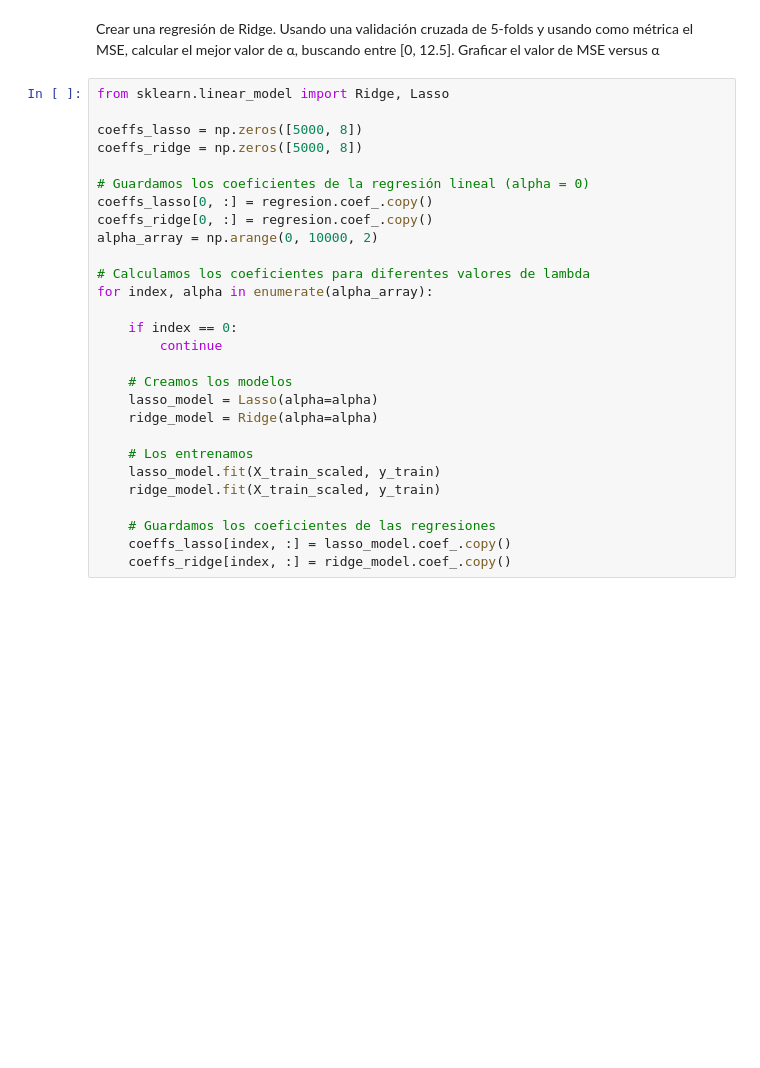
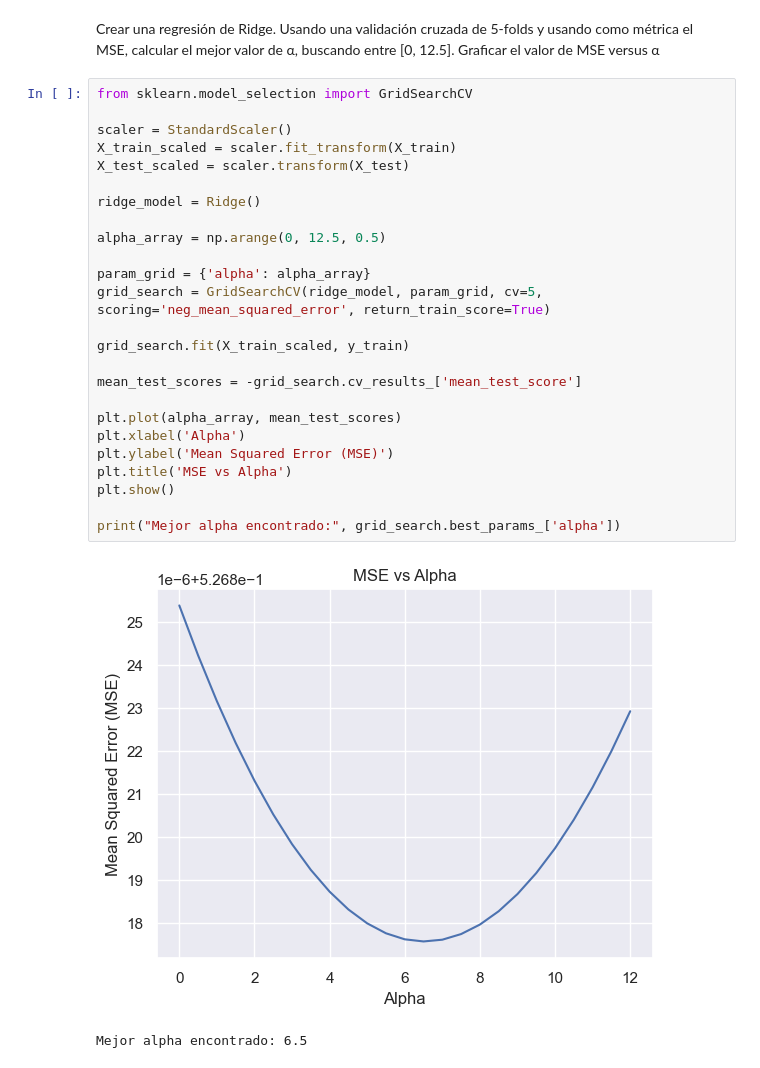
Before and after one commit to monzonlucasfabricio/mse-iia, a Jupyter notebook: PriceTp/ayuda.ipynb, the cells around one changed output. Drawn from its saved outputs; the diff is of its cells as text; blank space fills up the shorter version.

```diff
--- a/PriceTp/ayuda.ipynb
+++ b/PriceTp/ayuda.ipynb
@@ -292,30 +221,30 @@ Desvío estándar del modelo 76.19259259267216
 # %% [markdown]
 Crear una regresión de Ridge. Usando una validación cruzada de 5-folds y usando como métrica el MSE, calcular el mejor valor de α, buscando entre [0, 12.5]. Graficar el valor de MSE versus α
-# %%
-from sklearn.linear_model import Ridge, Lasso
-
-coeffs_lasso = np.zeros([5000, 8])
-coeffs_ridge = np.zeros([5000, 8])
-
-# Guardamos los coeficientes de la regresión lineal (alpha = 0)
-coeffs_lasso[0, :] = regresion.coef_.copy()
-coeffs_ridge[0, :] = regresion.coef_.copy()
-alpha_array = np.arange(0, 10000, 2)
-
-# Calculamos los coeficientes para diferentes valores de lambda
-for index, alpha in enumerate(alpha_array):
-
-    if index == 0:
-        continue
-
-    # Creamos los modelos
-    lasso_model = Lasso(alpha=alpha)
-    ridge_model = Ridge(alpha=alpha)
-
-    # Los entrenamos
-    lasso_model.fit(X_train_scaled, y_train)
-    ridge_model.fit(X_train_scaled, y_train)
-
-    # Guardamos los coeficientes de las regresiones
-    coeffs_lasso[index, :] = lasso_model.coef_.copy()
-    coeffs_ridge[index, :] = ridge_model.coef_.copy()
+# %%
+from sklearn.model_selection import GridSearchCV
+
+scaler = StandardScaler()
+X_train_scaled = scaler.fit_transform(X_train)
+X_test_scaled = scaler.transform(X_test)
+
+ridge_model = Ridge()
+
+alpha_array = np.arange(0, 12.5, 0.5)
+
+param_grid = {'alpha': alpha_array}
+grid_search = GridSearchCV(ridge_model, param_grid, cv=5, scoring='neg_mean_squared_error', return_train_score=True)
+
+grid_search.fit(X_train_scaled, y_train)
+
+mean_test_scores = -grid_search.cv_results_['mean_test_score']
+
+plt.plot(alpha_array, mean_test_scores)
+plt.xlabel('Alpha')
+plt.ylabel('Mean Squared Error (MSE)')
+plt.title('MSE vs Alpha')
+plt.show()
+
+print("Mejor alpha encontrado:", grid_search.best_params_['alpha'])
+# %% [output]
+[figure, added]
+Mejor alpha encontrado: 6.5
```
Also changed, not shown: parts of 13 cells of this notebook.
